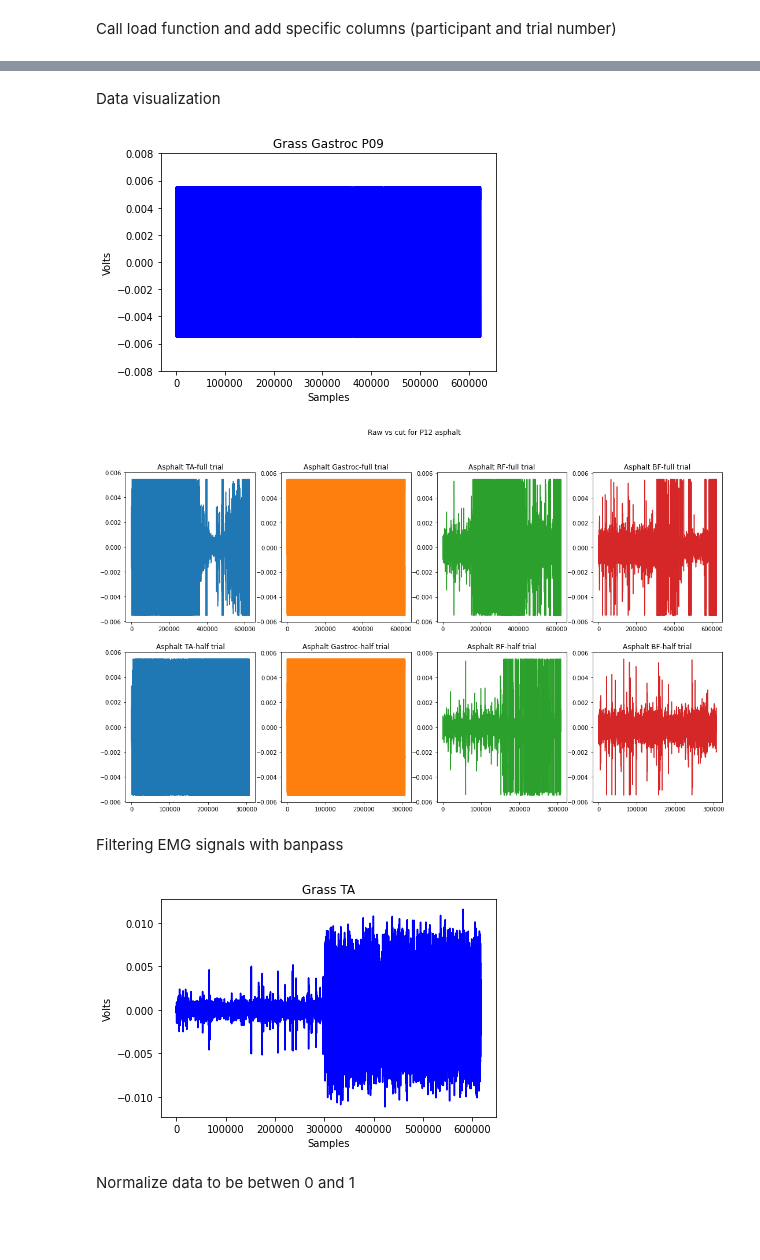
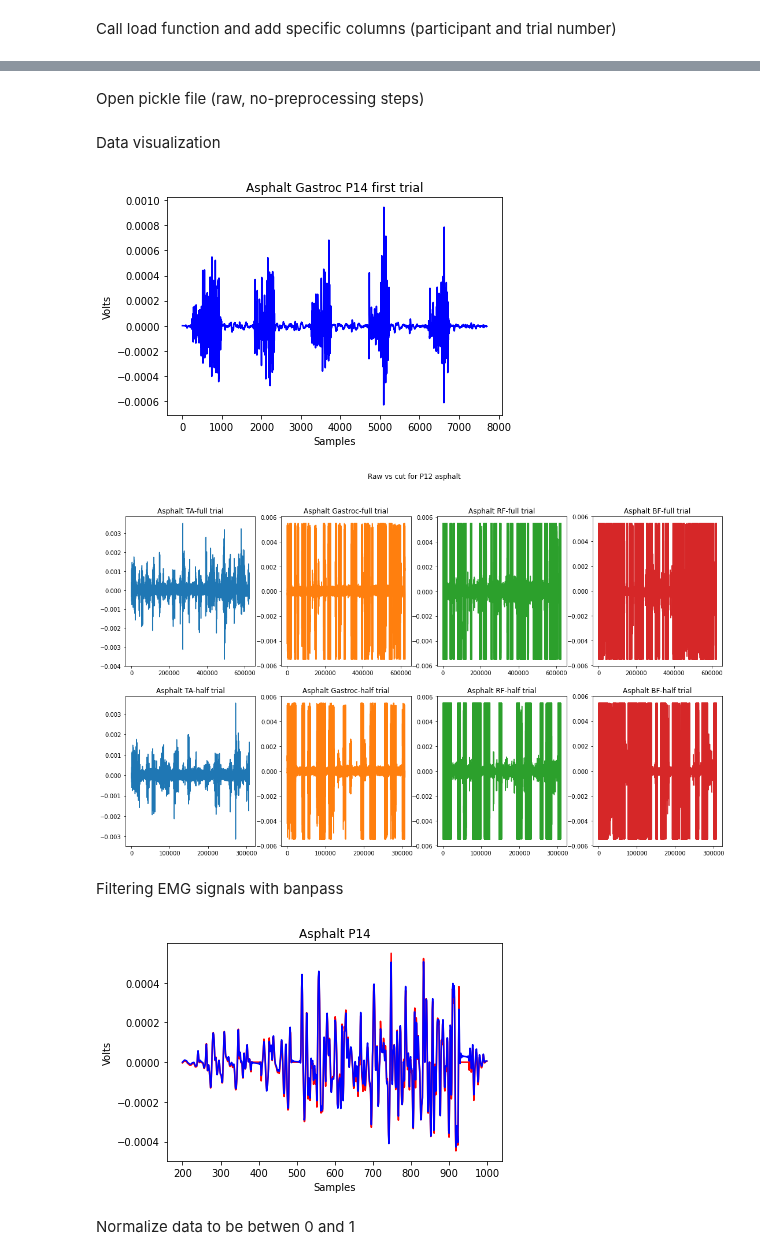
Before and after one commit to Gab2697/Human-Activity-Recognition, a Jupyter notebook: Pre_processing_CNN.ipynb, the cells around one changed output, grey strips where cells are left out. Drawn from its saved outputs; the diff is of its cells as text; code cells hidden in the pictures; blank space fills up the shorter version.

```diff
--- a/Pre_processing_CNN.ipynb
+++ b/Pre_processing_CNN.ipynb
@@ -300,3 +411,5 @@ def open_pickle(path_pickle):
+# %% [markdown]
+Open pickle file (raw, no-preprocessing steps)
 # %%
 #load
 df_grass_3= open_pickle('/content/drive/MyDrive/Gab/Variables_saved/P03_g.pickle')
@@ -323,23 +436,53 @@ df_grass_11= open_pickle('/content/drive/MyDrive/Gab/Variables_saved/P11_g.pickl
 df_asphalt_11= open_pickle('/content/drive/MyDrive/Gab/Variables_saved/P11_a.pickle')
 df_grass_12= open_pickle('/content/drive/MyDrive/Gab/Variables_saved/P12_g.pickle')
 df_asphalt_12= open_pickle('/content/drive/MyDrive/Gab/Variables_saved/P12_a.pickle')
+
+df_grass_13= open_pickle('/content/drive/MyDrive/Gab/Variables_saved/P13_g.pickle')
+df_asphalt_13= open_pickle('/content/drive/MyDrive/Gab/Variables_saved/P13_a.pickle')
+df_grass_14= open_pickle('/content/drive/MyDrive/Gab/Variables_saved/P14_g.pickle')
+df_asphalt_14= open_pickle('/content/drive/MyDrive/Gab/Variables_saved/P14_a.pickle')
+df_grass_15= open_pickle('/content/drive/MyDrive/Gab/Variables_saved/P15_g.pickle')
+df_asphalt_15= open_pickle('/content/drive/MyDrive/Gab/Variables_saved/P15_a.pickle')
+df_grass_16= open_pickle('/content/drive/MyDrive/Gab/Variables_saved/P16_g.pickle')
+df_asphalt_16= open_pickle('/content/drive/MyDrive/Gab/Variables_saved/P16_a.pickle')
+df_grass_17= open_pickle('/content/drive/MyDrive/Gab/Variables_saved/P17_g.pickle')
+df_asphalt_17= open_pickle('/content/drive/MyDrive/Gab/Variables_saved/P17_a.pickle')
+df_grass_18= open_pickle('/content/drive/MyDrive/Gab/Variables_saved/P18_g.pickle')
+df_asphalt_18= open_pickle('/content/drive/MyDrive/Gab/Variables_saved/P18_a.pickle')
+df_grass_19= open_pickle('/content/drive/MyDrive/Gab/Variables_saved/P19_g.pickle')
+df_asphalt_19= open_pickle('/content/drive/MyDrive/Gab/Variables_saved/P19_a.pickle')
+df_grass_21= open_pickle('/content/drive/MyDrive/Gab/Variables_saved/P21_g.pickle')
+df_asphalt_21= open_pickle('/content/drive/MyDrive/Gab/Variables_saved/P21_a.pickle')
+df_grass_22= open_pickle('/content/drive/MyDrive/Gab/Variables_saved/P22_g.pickle')
+df_asphalt_22= open_pickle('/content/drive/MyDrive/Gab/Variables_saved/P22_a.pickle')
+df_grass_23= open_pickle('/content/drive/MyDrive/Gab/Variables_saved/P23_g.pickle')
+df_asphalt_23= open_pickle('/content/drive/MyDrive/Gab/Variables_saved/P23_a.pickle')
+
+df_grass_25= open_pickle('/content/drive/MyDrive/Gab/Variables_saved/P25_g.pickle')
+df_asphalt_25= open_pickle('/content/drive/MyDrive/Gab/Variables_saved/P25_a.pickle')
+df_grass_26= open_pickle('/content/drive/MyDrive/Gab/Variables_saved/P26_g.pickle')
+df_asphalt_26= open_pickle('/content/drive/MyDrive/Gab/Variables_saved/P26_a.pickle')
+df_grass_27= open_pickle('/content/drive/MyDrive/Gab/Variables_saved/P27_g.pickle')
+df_asphalt_27= open_pickle('/content/drive/MyDrive/Gab/Variables_saved/P27_a.pickle')
+df_grass_28= open_pickle('/content/drive/MyDrive/Gab/Variables_saved/P28_g.pickle')
+df_asphalt_28= open_pickle('/content/drive/MyDrive/Gab/Variables_saved/P28_a.pickle')
 # %% [markdown]
 Data visualization
 # %%
 #visualization of data grass
-df_grass=df_asphalt_24
-len_grass= list(range(0,len(df_grass.iloc[:,0])))
-plt.plot(len_grass,df_grass.iloc[:,2],'b')
-plt.ylim((-0.008,0.008))
-plt.title('Grass Gastroc P09')
+df_grass=df_asphalt_14
+len_grass= list(range(0,len(df_grass.iloc[0:7704,0])))
+plt.plot(len_grass,df_grass.iloc[0:7704,2],'b')
+# plt.ylim((-0.008,0.008))
+plt.title('Asphalt Gastroc P14 first trial')
 plt.xlabel('Samples')
 plt.ylabel('Volts')
 plt.show()
 # %% [output]
-[figure, old version]
+[figure, new version]
 # %%
 import matplotlib.pyplot as plt
-df_asphalt=df_asphalt_24
+df_asphalt=df_asphalt_28
 fig, ((ax1, ax2, ax3, ax4), (ax1_cut, ax2_cut, ax3_cut, ax4_cut)) = plt.subplots(2, 4)
 fig.set_size_inches(18.5, 10.5)
 fig.suptitle('Raw vs cut for P12 asphalt')
@@ -370,6 +513,6 @@ ax4_cut.plot(list(range(0,len(df_asphalt.iloc[0:308160,0]))),df_asphalt.iloc[0:3
 ax4_cut.title.set_text('Asphalt BF-half trial')
 ax4_cut.locator_params(axis='x', nbins=4)
 # %% [output]
-[figure, old version]
+[figure, new version]
 # %% [markdown]
 Filtering EMG signals with banpass
@@ -440,13 +599,14 @@ df_asphalt_12_filt=filteremg(emg=df_asphalt_12, Fs=1926, high_band=20, low_band=
 # %%
 #visualization of data filtered
-df_grass=df_grass_24_filt[3]
-len_grass= list(range(0,len(df_grass)))
-plt.plot(len_grass,df_grass,'b')
-plt.title('Grass TA')
+# df_asphalt=(pd.DataFrame(df_asphalt_14_filt)).T
+len_asphalt= list(range(200,1000))
+plt.plot(len_asphalt,df_asphalt_14.iloc[200:1000,2],'r')
+plt.plot(len_asphalt,df_asphalt.iloc[200:1000,1],'b')
+plt.title('Asphalt P14')
 plt.xlabel('Samples')
 plt.ylabel('Volts')
 plt.show()
 # %% [output]
-[figure, old version]
+[figure, new version]
 # %% [markdown]
 Normalize data to be betwen 0 and 1
```
Also changed, not shown: parts of 41 cells of this notebook.
